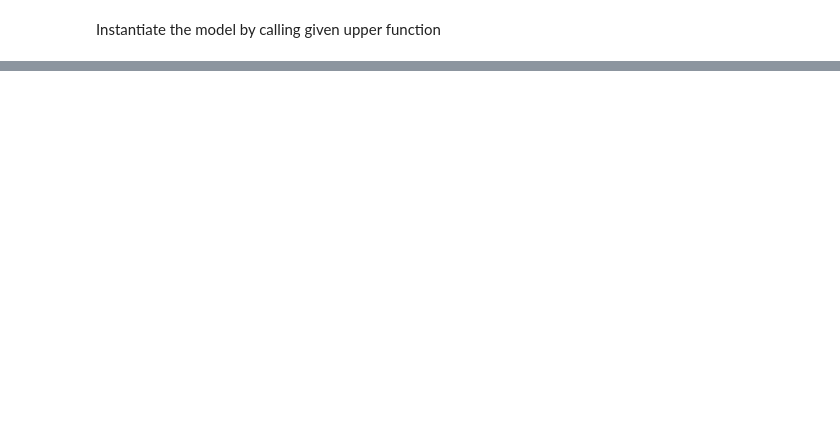
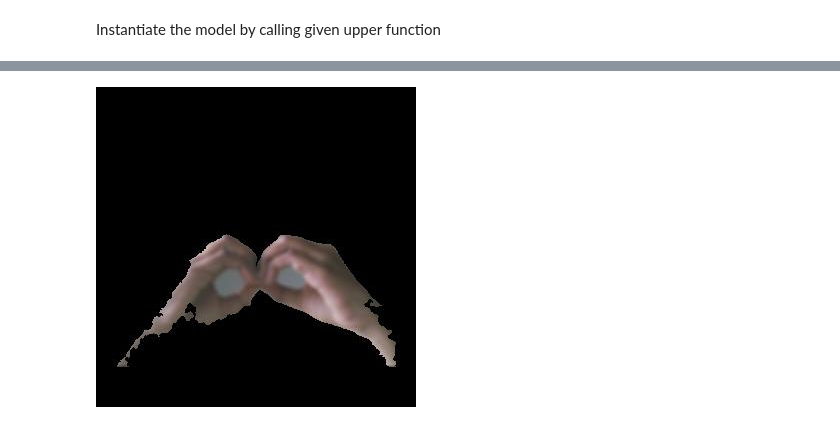
Before and after one commit to VedangJotaniya/CP441_Project_Repo, a Jupyter notebook: sign2text-master/sign2text-master/Model.ipynb, the cells around one changed output, grey strips where cells are left out. Saved outputs shown, nothing was run; the diff lists cells and outputs as text; code cells hidden in the pictures; blank space fills up the shorter version.

```diff
--- a/sign2text-master/sign2text-master/Model.ipynb
+++ b/sign2text-master/sign2text-master/Model.ipynb
@@ -200,0 +207,4 @@ x = 313
+# %%
+cv2_imshow(hand)
+# %% [output]
+[figure, added]
```
Also changed, not shown: parts of 7 cells of this notebook.
